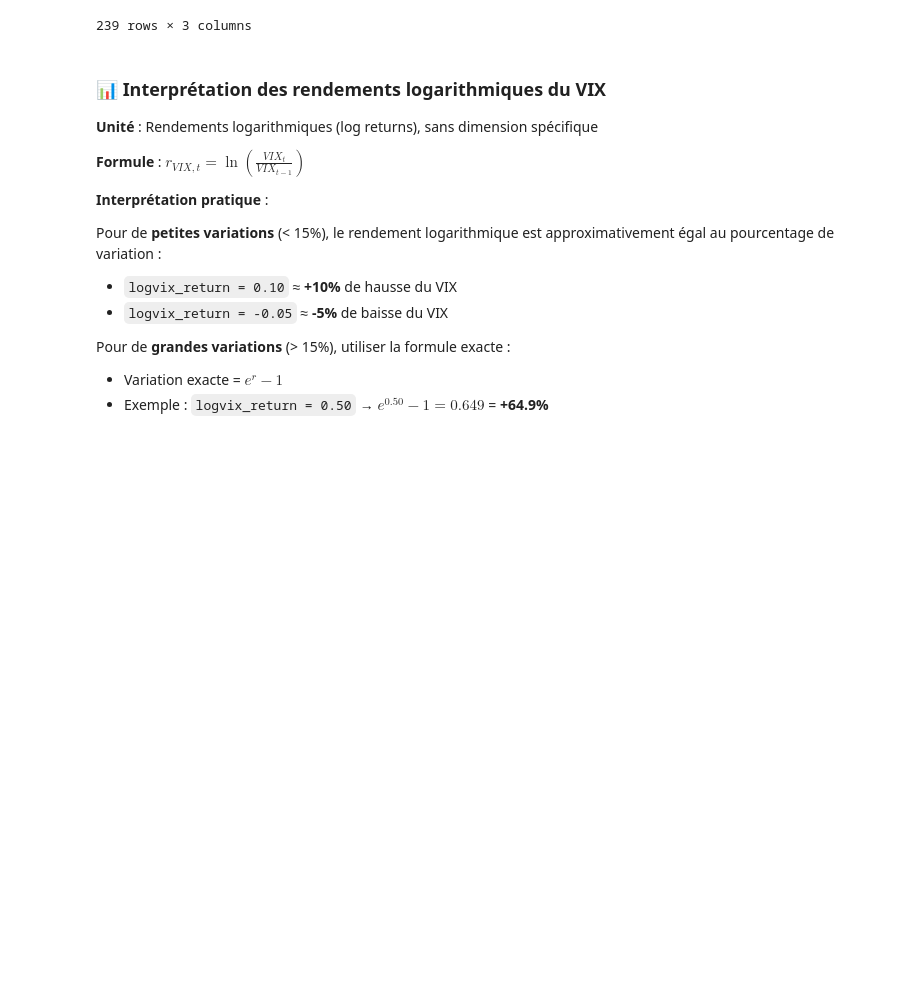
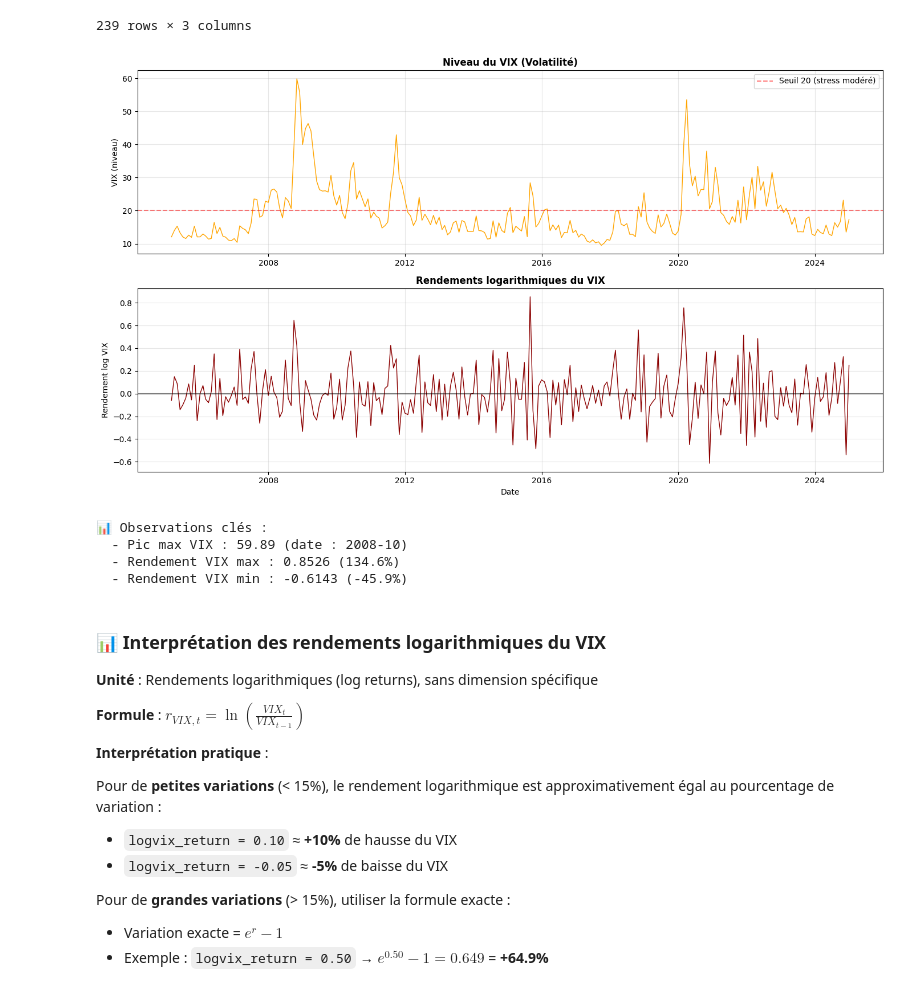
Before and after one commit to Lilas-Bertot/ETUDE-DE-CAS-2, a Jupyter notebook: Étude de cas 2.ipynb, the cells around one changed output. Cells and saved outputs as stored; diff of their text form; code cells hidden in the pictures; blank space fills up the shorter version.

```diff
--- a/Étude de cas 2.ipynb
+++ b/Étude de cas 2.ipynb
@@ -1017,6 +1017,39 @@ Alignement : ✅ OK
 | 238 | 2024-11-30 | 13.51 | -0.538997 |
 | 239 | 2024-12-31 | 17.35 | 0.250162 |
 239 rows × 3 columns
+# %%
+# Visualisation des rendements du VIX
+fig, (ax1, ax2) = plt.subplots(2, 1, figsize=(14, 8))
+
+# Graphique 1: Niveau du VIX
+ax1.plot(vix_monthly['date'], vix_monthly['vix'], linewidth=1, color='orange')
+ax1.set_title('Niveau du VIX (Volatilité)', fontsize=12, fontweight='bold')
+ax1.set_ylabel('VIX (niveau)')
+ax1.grid(True, alpha=0.3)
+ax1.axhline(y=20, color='red', linestyle='--', alpha=0.5, label='Seuil 20 (stress modéré)')
+ax1.legend()
+
+# Graphique 2: Rendements logarithmiques du VIX
+ax2.plot(vix_monthly['date'], vix_monthly['logvix_return'], linewidth=1, color='darkred')
+ax2.set_title('Rendements logarithmiques du VIX', fontsize=12, fontweight='bold')
+ax2.set_xlabel('Date')
+ax2.set_ylabel('Rendement log VIX')
+ax2.grid(True, alpha=0.3)
+ax2.axhline(y=0, color='black', linestyle='-', alpha=0.5)
+
+plt.tight_layout()
+plt.show()
+
+print(f"📊 Observations clés :")
+print(f"  - Pic max VIX : {vix_monthly['vix'].max():.2f} (date : {vix_monthly.loc[vix_monthly['vix'].idxmax(), 'date'].strftime('%Y-%m')})")
+print(f"  - Rendement VIX max : {vix_monthly['logvix_return'].max():.4f} ({(np.exp(vix_monthly['logvix_return'].max())-1)*100:.1f}%)")
+print(f"  - Rendement VIX min : {vix_monthly['logvix_return'].min():.4f} ({(np.exp(vix_monthly['logvix_return'].min())-1)*100:.1f}%)")
+# %% [output]
+[figure, added]
+📊 Observations clés :
+  - Pic max VIX : 59.89 (date : 2008-10)
+  - Rendement VIX max : 0.8526 (134.6%)
+  - Rendement VIX min : -0.6143 (-45.9%)
 # %% [markdown]
 ### 📊 Interprétation des rendements logarithmiques du VIX
 
```
Also changed, not shown: parts of 36 cells of this notebook.
